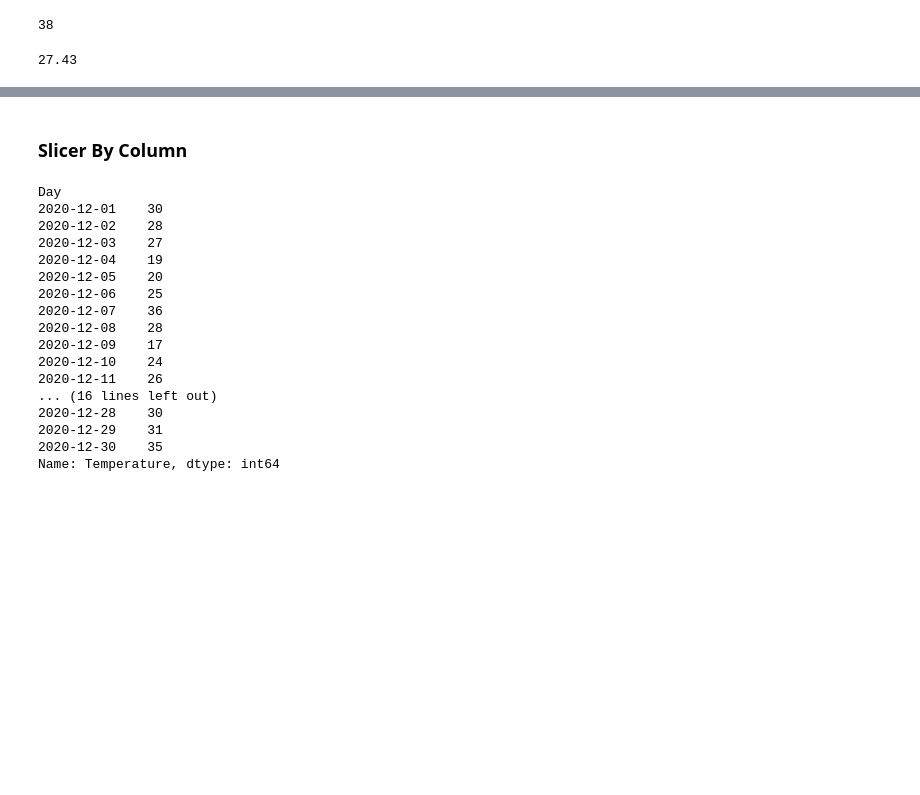
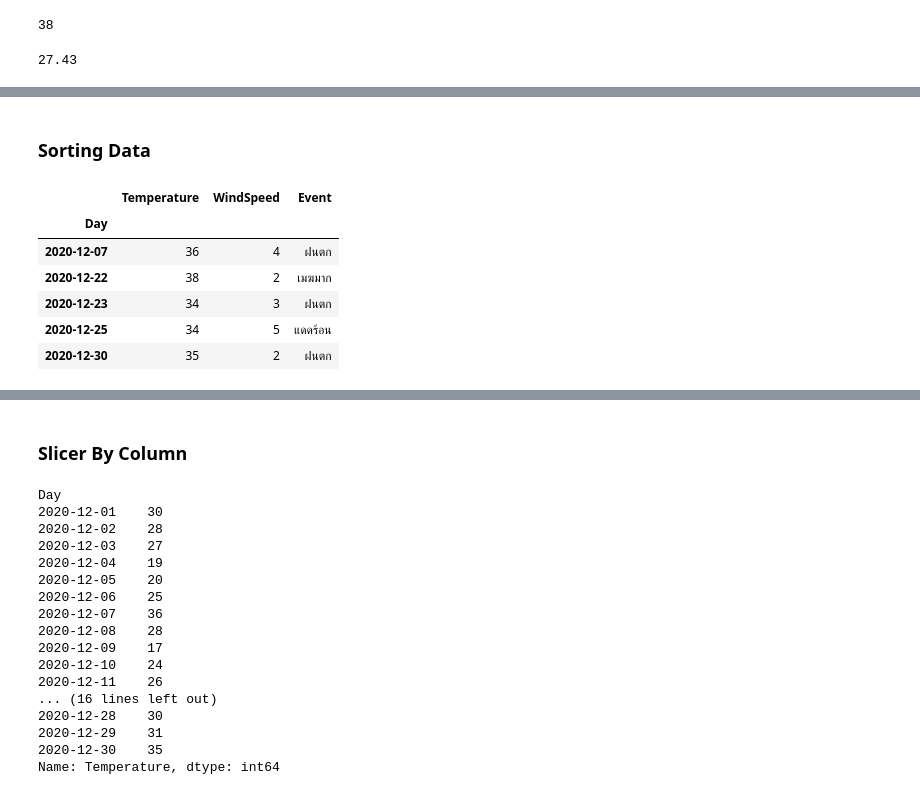
Before and after one commit to PiNGx161/PythonTutorial, a Jupyter notebook: py_pandas.ipynb, the cells around one changed output, grey strips where cells are left out. Saved outputs shown, nothing was run; the diff lists cells and outputs as text; code cells hidden in the pictures; blank space fills up the shorter version.

Commit message:
Add more sorting

```diff
--- a/py_pandas.ipynb
+++ b/py_pandas.ipynb
@@ -346,0 +378,12 @@ round(df.Temperature.mean(),2)
+# %% [markdown]
+### Sorting Data
+# %%
+df[df["Temperature"] > 33]
+# %% [output]
+|  | Temperature | WindSpeed | Event |
+| Day |  |  |  |
+| 2020-12-07 | 36 | 4 | ฝนตก |
+| 2020-12-22 | 38 | 2 | เมฆมาก |
+| 2020-12-23 | 34 | 3 | ฝนตก |
+| 2020-12-25 | 34 | 5 | แดดร้อน |
+| 2020-12-30 | 35 | 2 | ฝนตก |
```
Also changed, not shown: parts of 5 cells of this notebook.
